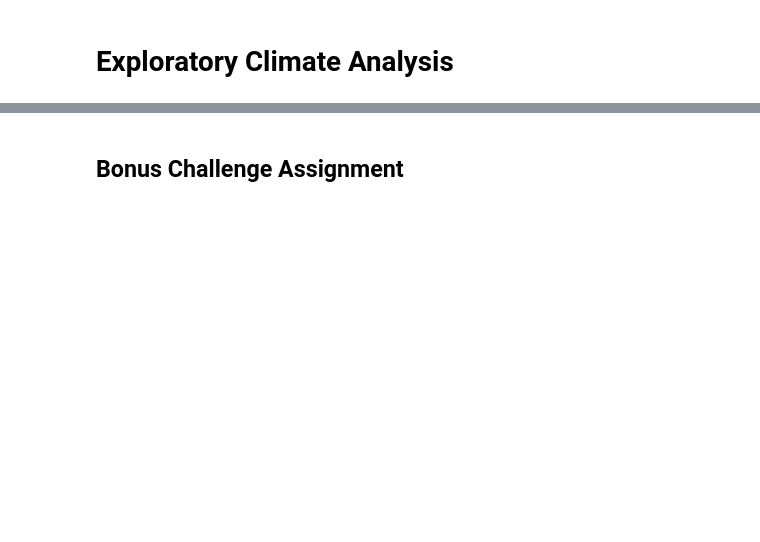
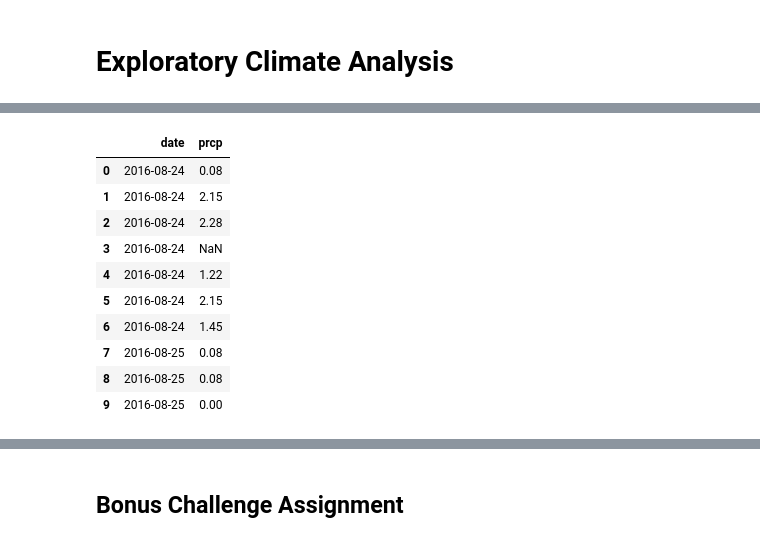
Before and after one commit to KizzleKooks/sqlalchemy-challenge, a Jupyter notebook: ChiaraWork.ipynb, the cells around one changed output, grey strips where cells are left out. Cells and saved outputs as stored; diff of their text form; code cells hidden in the pictures; blank space fills up the shorter version.

```diff
--- a/ChiaraWork.ipynb
+++ b/ChiaraWork.ipynb
@@ -49,0 +97,16 @@ Base.classes.keys()
+# %%
+# Save the query results as a Pandas DataFrame and set the index to the date column
+Yr16_17_df=pd.DataFrame(data=Yr16_17)
+Yr16_17_df.head(10)
+# %% [output]
+|  | date | prcp |
+| 0 | 2016-08-24 | 0.08 |
+| 1 | 2016-08-24 | 2.15 |
+| 2 | 2016-08-24 | 2.28 |
+| 3 | 2016-08-24 | NaN |
+| 4 | 2016-08-24 | 1.22 |
+| 5 | 2016-08-24 | 2.15 |
+| 6 | 2016-08-24 | 1.45 |
+| 7 | 2016-08-25 | 0.08 |
+| 8 | 2016-08-25 | 0.08 |
+| 9 | 2016-08-25 | 0.00 |
```
Also changed, not shown: parts of 33 cells of this notebook.
